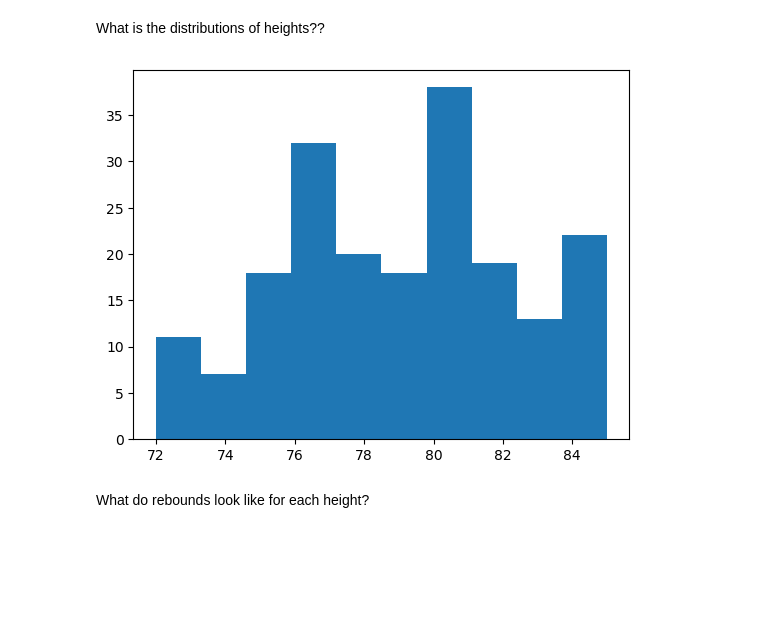
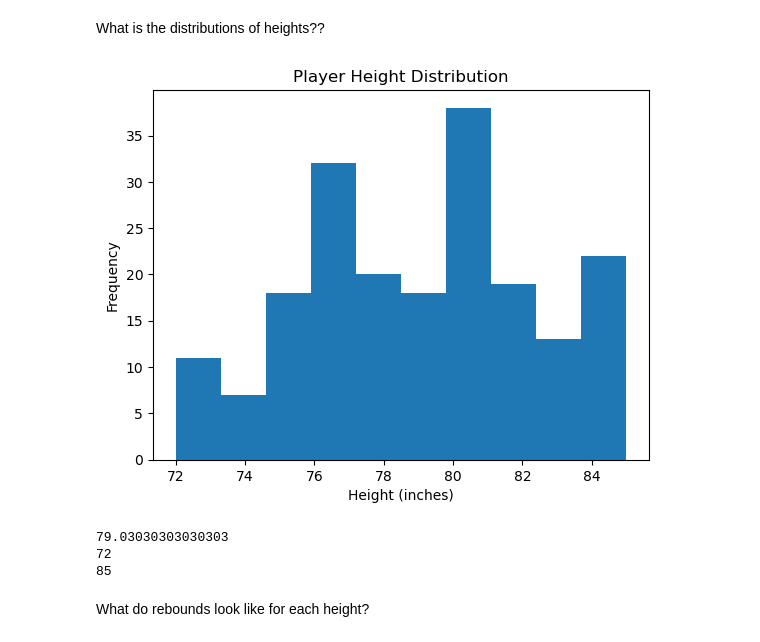
Before and after one commit to dlesueur/386Project, a Jupyter notebook: EDA.ipynb, the cells around one changed output. Saved outputs shown, nothing was run; the diff lists cells and outputs as text; code cells hidden in the pictures; blank space fills up the shorter version.

```diff
--- a/EDA.ipynb
+++ b/EDA.ipynb
@@ -195,8 +198,11 @@ I don't think this really shows us anything nor do I think it is correct. :(
 # %% [markdown]
 ## Height and Points
 # %%
-player_points = stats.groupby('player_id').agg(
-    average_points = pd.NamedAgg(column = 'pts', aggfunc='mean')
+new_stats = stats[stats['min'] != 0 ]
+player_points = new_stats.groupby('player_id').agg(
+    average_points = pd.NamedAgg(column = 'pts', aggfunc='mean'),
+    average_made = pd.NamedAgg(column = 'fg_pct', aggfunc = 'mean'),
+    average_3_made = pd.NamedAgg(column = 'fg3_pct', aggfunc = 'mean')
 )
 
 player_points = player_points.merge(players[['id', 'height']], left_on = 'player_id', right_on = 'id', how = 'left')
@@ -229,10 +263,21 @@ plt.show()
 # %% [markdown]
 What is the distributions of heights??
 # %%
-plt.hist(x = player_points['height'])
+plt.hist(x = player_points['height'], bins = 10)
+plt.xlabel('Height (inches)')
+plt.ylabel('Frequency')
+plt.title('Player Height Distribution')
 plt.show()
 # %% [output]
-[figure, old version]
+[figure, new version]
+# %%
+print(player_points['height'].mean())
+print(player_points['height'].min())
+print(player_points['height'].max())
+# %% [output]
+79.03030303030303
+72
+85
 # %% [markdown]
 What do rebounds look like for each height?
 # %%
```
Also changed, not shown: parts of 16 cells of this notebook, 8 other files.
